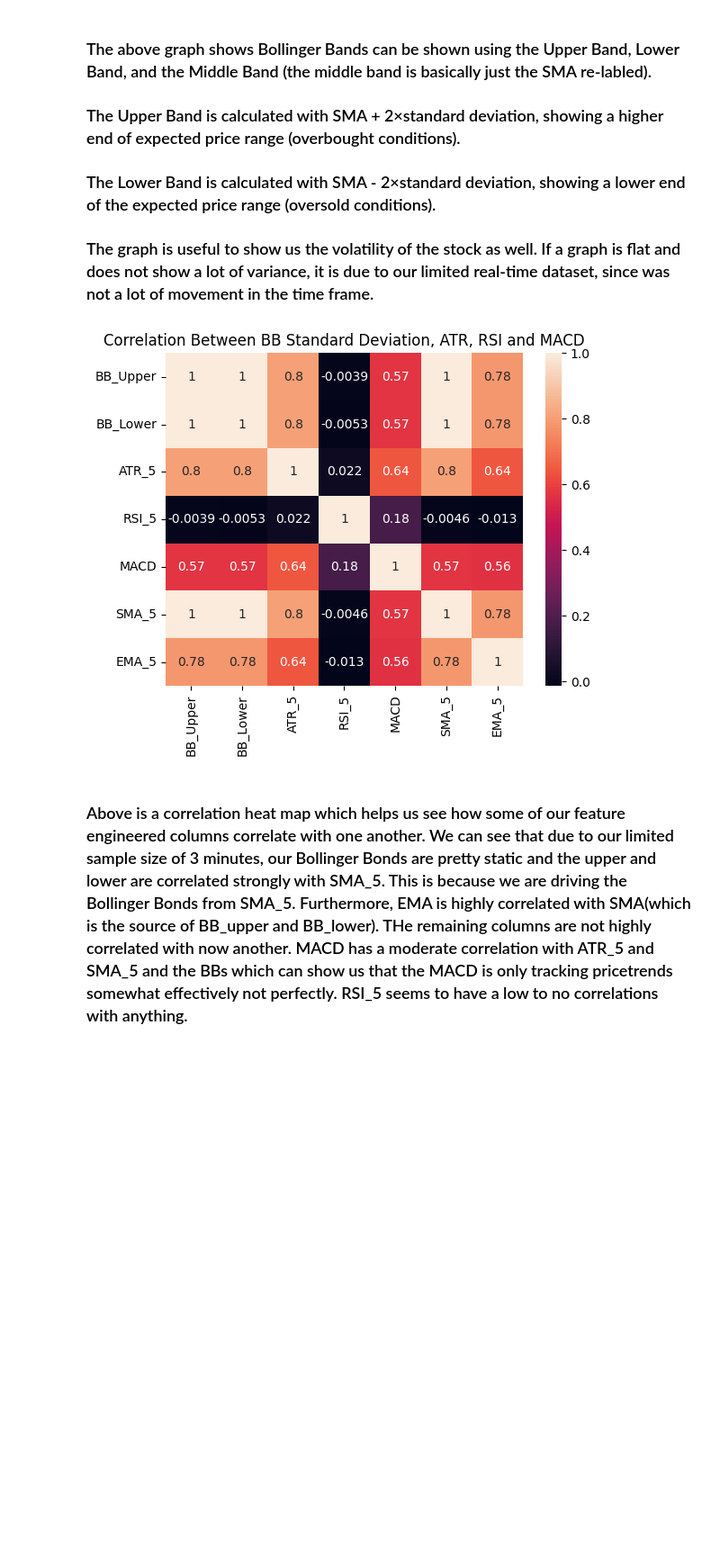
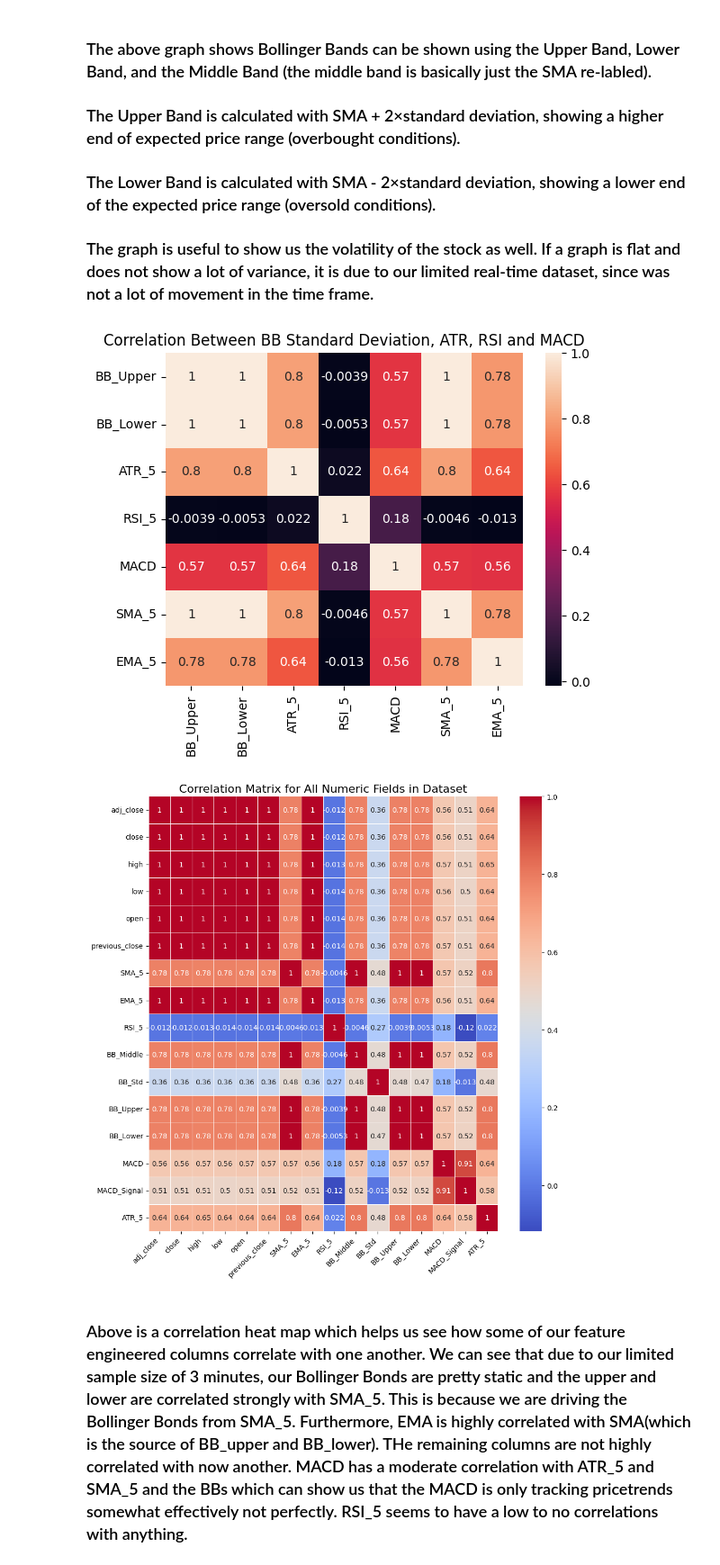
Before and after one commit to HaseemArshad/Stock-Market-Prediction-Model, a Jupyter notebook: StockMarketPredictionModel.ipynb, the cells around one changed output. Shown: that part at 90% size. Cells and saved outputs as stored; diff of their text form; code cells hidden in the pictures; blank space fills up the shorter version.

Commit message:
adding another heatmap

```diff
--- a/StockMarketPredictionModel.ipynb
+++ b/StockMarketPredictionModel.ipynb
@@ -899,10 +899,24 @@ fig.show()
 # %%
 corr = df_cass_final[['BB_Upper', 'BB_Lower', 'ATR_5', 'RSI_5', 'MACD', 'SMA_5','EMA_5']].corr()
 sns.heatmap(corr, annot=True)
 plt.title("Correlation Between BB Standard Deviation, ATR, RSI and MACD")
 plt.show()
+
+
+# Compute correlation matrix for all numeric fields in the dataframe
+correlation_matrix = df_cass_final.corr(numeric_only=True)
+
+# Plot heatmap
+plt.figure(figsize=(10, 10))
+sns.heatmap(correlation_matrix, annot=True, cmap='coolwarm', linewidths=0.5)
+plt.title("Correlation Matrix for All Numeric Fields in Dataset", fontsize=16)
+plt.xticks(rotation=45, ha='right')
+plt.yticks(rotation=0)
+plt.tight_layout()
+plt.show()
 # %% [output]
 [figure]
+[figure, added]
 # %% [markdown]
 ### Above is a correlation heat map which helps us see how some of our feature engineered columns correlate with one another. We can see that due to our limited sample size of 3 minutes, our Bollinger Bonds are pretty static and the upper and lower are correlated strongly with SMA_5. This is because we are driving the Bollinger Bonds from SMA_5. Furthermore, EMA is highly correlated with SMA(which is the source of BB_upper and BB_lower). THe remaining columns are not highly correlated with now another. MACD has a moderate correlation with ATR_5 and SMA_5 and the BBs which can show us that the MACD is only tracking pricetrends somewhat effectively not perfectly. RSI_5 seems to have a low to no correlations with anything.
 # %% [markdown]
```
